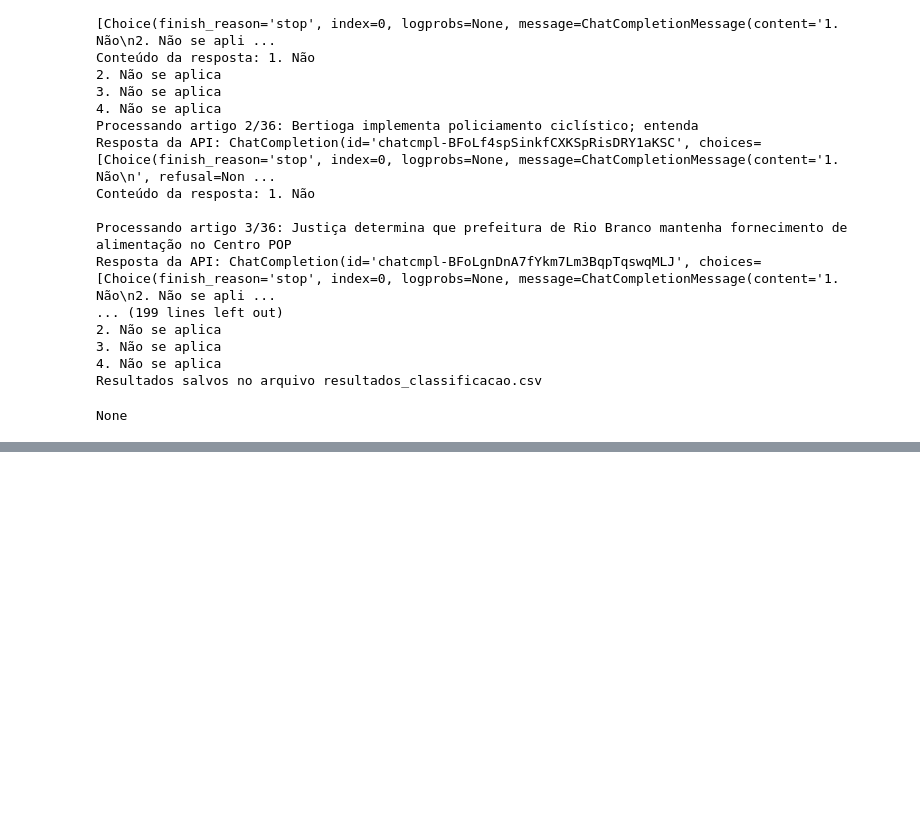
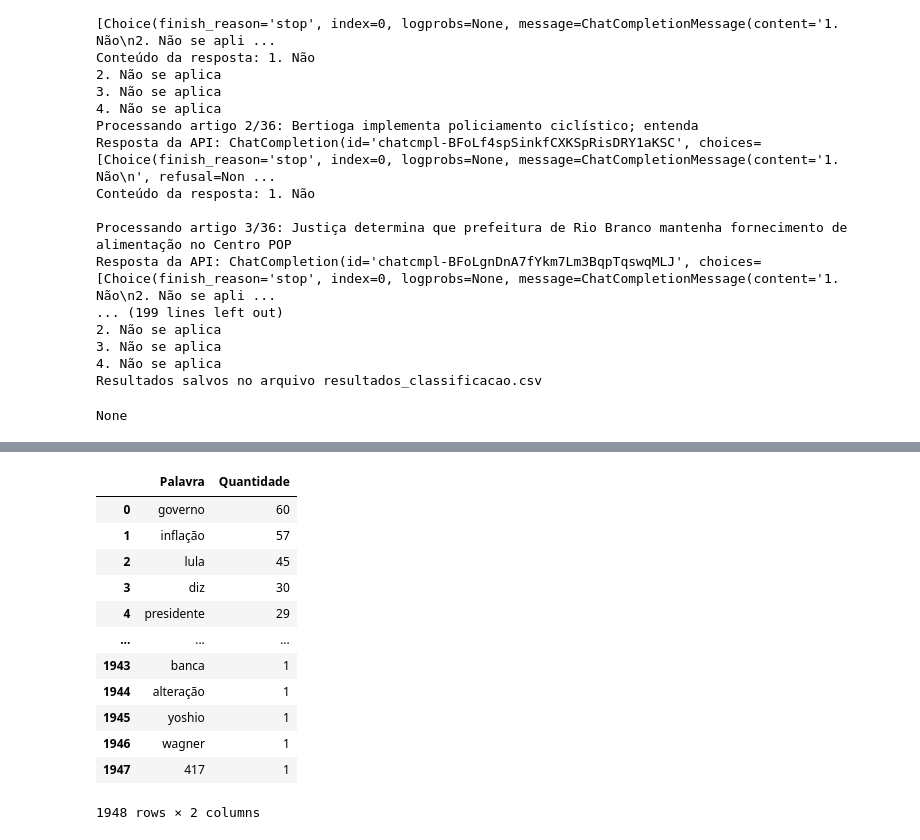
Before and after one commit to marcelo7bastos/alerta_inflacao, a Jupyter notebook: fofoqueiro.ipynb, the cells around one changed output, grey strips where cells are left out. Cells and saved outputs as stored; diff of their text form; code cells hidden in the pictures; blank space fills up the shorter version.

Commit message:
Implementa nuvem de palavras e melhorias no serviço

```diff
--- a/fofoqueiro.ipynb
+++ b/fofoqueiro.ipynb
@@ -728,0 +759,56 @@ df
+# %%
+# Importa as bibliotecas necessárias
+import pandas as pd
+import string
+from collections import Counter
+import nltk
+from nltk.corpus import stopwords
+
+# Se ainda não baixou as stopwords do NLTK, descomente a linha abaixo
+nltk.download('stopwords')
+
+# Define as stopwords em português
+stopwords_pt = set(stopwords.words('portuguese'))
+
+# Caminho do arquivo CSV
+csv_path = "data/noticias/noticias.csv"
+
+# Lê o CSV; força todas as colunas como string para evitar problemas de formatação
+df = pd.read_csv(csv_path, dtype=str)
+
+# Verifica se a coluna de interesse existe
+if "1. O artigo aborda o tema da inflação?" not in df.columns:
+    raise ValueError("Coluna '1. O artigo aborda o tema da inflação?' não encontrada no CSV.")
+
+# Filtra apenas os artigos em que o tema é "Sim"
+df_filtrado = df[df["1. O artigo aborda o tema da inflação?"] == "Sim"]
+
+# Extrai os textos dos títulos
+textos = df_filtrado["title"].tolist()
+
+# Se existir a coluna 'description', adiciona também suas informações (removendo valores nulos)
+if "description" in df_filtrado.columns:
+    textos += df_filtrado["description"].dropna().tolist()
+
+# Junta todos os textos em uma única string e converte para minúsculas
+texto_completo = " ".join(textos).lower()
+
+# Remove pontuação
+texto_sem_pontuacao = texto_completo.translate(str.maketrans("", "", string.punctuation))
+
+# Separa as palavras e remove as stopwords
+palavras = texto_sem_pontuacao.split()
+palavras_filtradas = [palavra for palavra in palavras if palavra not in stopwords_pt]
+
+# Conta a frequência das palavras usando Counter
+frequencias = Counter(palavras_filtradas)
+
+# Converte o resultado para um DataFrame
+df_frequencias = pd.DataFrame(frequencias.items(), columns=["Palavra", "Quantidade"])
+
+# Ordena as palavras pela quantidade, de forma decrescente
+df_frequencias = df_frequencias.sort_values(by="Quantidade", ascending=False).reset_index(drop=True)
+
+# Exibe o DataFrame resultante
+df_frequencias
+# %% [output]
@@ -728,0 +818,13 @@ df
+|  | Palavra | Quantidade |
+| 0 | governo | 60 |
+| 1 | inflação | 57 |
+| 2 | lula | 45 |
+| 3 | diz | 30 |
+| 4 | presidente | 29 |
+| ... | ... | ... |
+| 1943 | banca | 1 |
+| 1944 | alteração | 1 |
+| 1945 | yoshio | 1 |
+| 1946 | wagner | 1 |
+| 1947 | 417 | 1 |
+1948 rows × 2 columns
```
Also changed, not shown: parts of 3 cells of this notebook, 4 other files.
